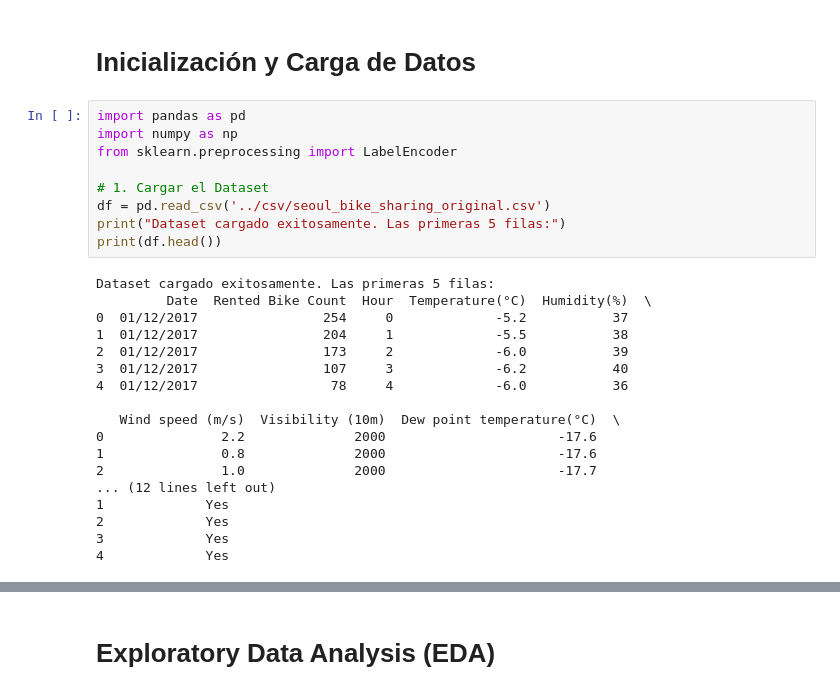
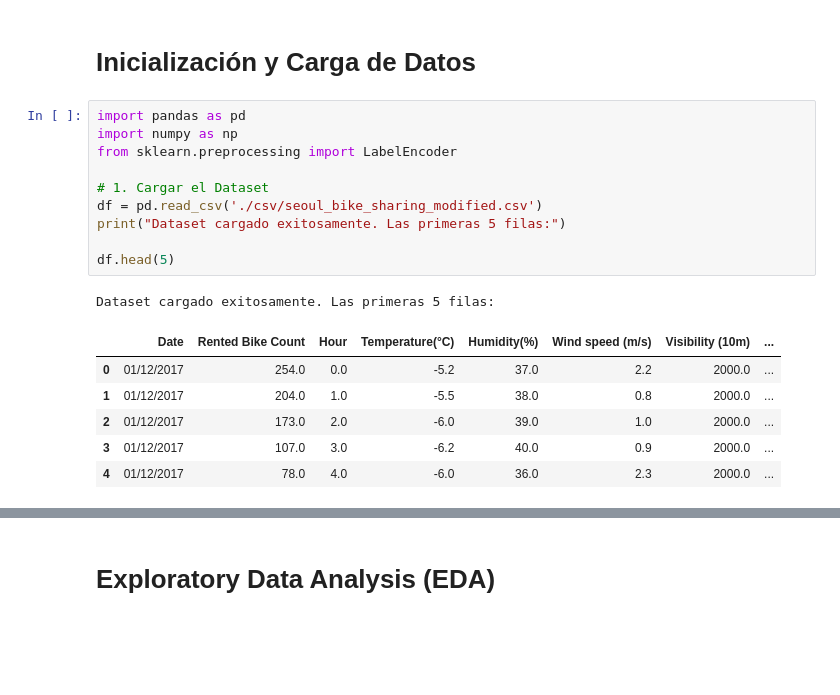
Before and after one commit to Delbert-CV/MLOps-entregas, a Jupyter notebook: src/fase1.ipynb, the cells around one changed output, grey strips where cells are left out. Saved outputs shown, nothing was run; the diff lists cells and outputs as text; blank space fills up the shorter version.

```diff
--- a/src/fase1.ipynb
+++ b/src/fase1.ipynb
@@ -3,29 +56,20 @@
 # %%
 import pandas as pd
 import numpy as np
 from sklearn.preprocessing import LabelEncoder
 
 # 1. Cargar el Dataset
-df = pd.read_csv('../csv/seoul_bike_sharing_original.csv')
+df = pd.read_csv('./csv/seoul_bike_sharing_modified.csv')
 print("Dataset cargado exitosamente. Las primeras 5 filas:")
-print(df.head())
+
+df.head(5)
 # %% [output]
 Dataset cargado exitosamente. Las primeras 5 filas:
-         Date  Rented Bike Count  Hour  Temperature(°C)  Humidity(%)  \
-0  01/12/2017                254     0             -5.2           37
-1  01/12/2017                204     1             -5.5           38
-2  01/12/2017                173     2             -6.0           39
-3  01/12/2017                107     3             -6.2           40
-4  01/12/2017                 78     4             -6.0           36
-
-   Wind speed (m/s)  Visibility (10m)  Dew point temperature(°C)  \
-0               2.2              2000                      -17.6
-1               0.8              2000                      -17.6
-2               1.0              2000                      -17.7
-... (12 lines left out)
-1             Yes
-2             Yes
-3             Yes
-4             Yes
+|  | Date | Rented Bike Count | Hour | Temperature(°C) | Humidity(%) | Wind speed (m/s) | Visibility (10m) | ... |
+| 0 | 01/12/2017 | 254.0 | 0.0 | -5.2 | 37.0 | 2.2 | 2000.0 | ... |
+| 1 | 01/12/2017 | 204.0 | 1.0 | -5.5 | 38.0 | 0.8 | 2000.0 | ... |
+| 2 | 01/12/2017 | 173.0 | 2.0 | -6.0 | 39.0 | 1.0 | 2000.0 | ... |
+| 3 | 01/12/2017 | 107.0 | 3.0 | -6.2 | 40.0 | 0.9 | 2000.0 | ... |
+| 4 | 01/12/2017 | 78.0 | 4.0 | -6.0 | 36.0 | 2.3 | 2000.0 | ... |
 # %%
 # 2. Renombrar y Estandarizar Columnas
```
Also changed, not shown: parts of 28 cells of this notebook, 1 other file.
